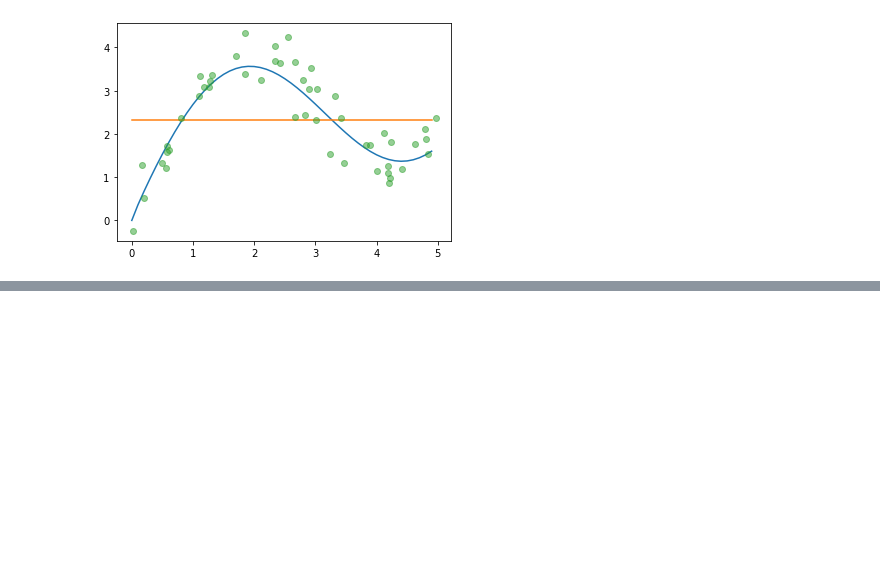
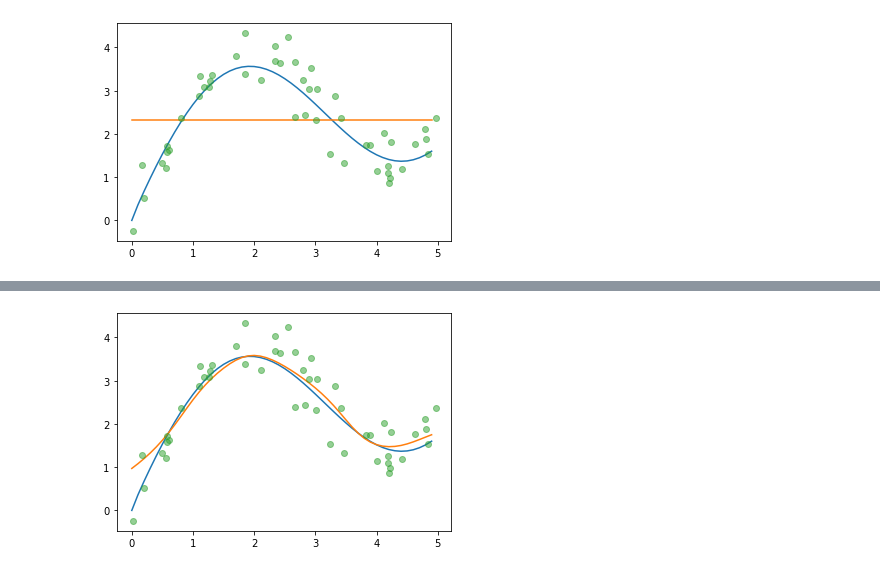
Before and after one commit to fyangami/ml-starter, a Jupyter notebook: attention/attentionpool.ipynb, the cells around one changed output, grey strips where cells are left out. Drawn from its saved outputs; the diff is of its cells as text; code cells hidden in the pictures; blank space fills up the shorter version.

Commit message:
attention pool

```diff
--- a/attention/attentionpool.ipynb
+++ b/attention/attentionpool.ipynb
@@ -39,9 +38,9 @@ class NWKernelRegression(tf.keras.layers.Layer):
 
     def __init__(self, **kwargs):
         super().__init__(**kwargs)
-        self.w = tf.Variable(initial_value=tf.random.uniform((1,)))
+        self.w = tf.Variable(initial_value=tf.random.uniform(shape=(1,)))
 
     def call(self, queries, keys, values, **kwargs):
         queries = tf.repeat(tf.expand_dims(queries, axis=1), repeats=keys.shape[1], axis=1)
-        self.attention_weights = tf.nn.softmax(-((queries - keys) ** 2 / 2), axis=1)
+        self.attention_weights = tf.nn.softmax(-((queries - keys) * self.w) ** 2 / 2, axis=1)
         return tf.squeeze(tf.matmul(tf.expand_dims(self.attention_weights, axis=1), tf.expand_dims(values, axis=-1)))
@@ -47,0 +63,12 @@ class NWKernelRegression(tf.keras.layers.Layer):
+# %%
+net = NWKernelRegression()
+loss_fn = tf.keras.losses.MeanSquaredError()
+optimizer = tf.keras.optimizers.SGD(learning_rate=1e-1)
+
+for epoch in range(100):
+    with tf.GradientTape() as gt:
+        y_ = net(x, keys, values)
+        loss = loss_fn(y_train, y_)
+    grads = gt.gradient(loss, net.trainable_variables)
+    optimizer.apply_gradients(zip(grads, net.trainable_variables))
+    print(f'loss: {loss: .6f}')
@@ -47,0 +93,7 @@ class NWKernelRegression(tf.keras.layers.Layer):
+# %%
+keys = tf.repeat(tf.expand_dims(x, axis=0), repeats=len(x_test), axis=0)
+values = tf.repeat(tf.expand_dims(y_train, axis=0), repeats=len(x_test), axis=0)
+y_hat = net(x_test, keys, values)
+plot_kernel_reg(y_hat)
+# %% [output]
+[figure, added]
```
Also changed, not shown: parts of 4 cells of this notebook.
